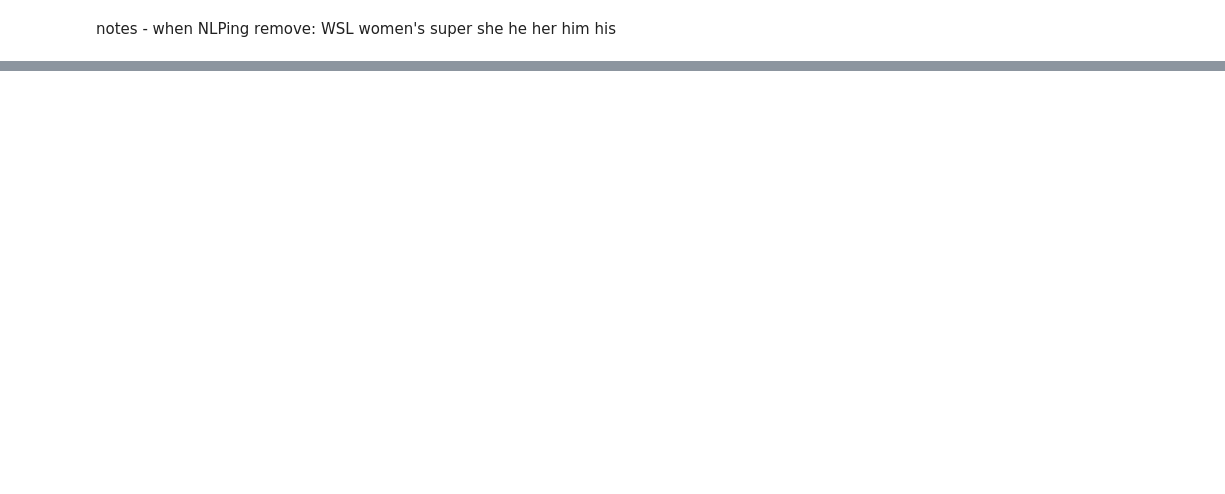
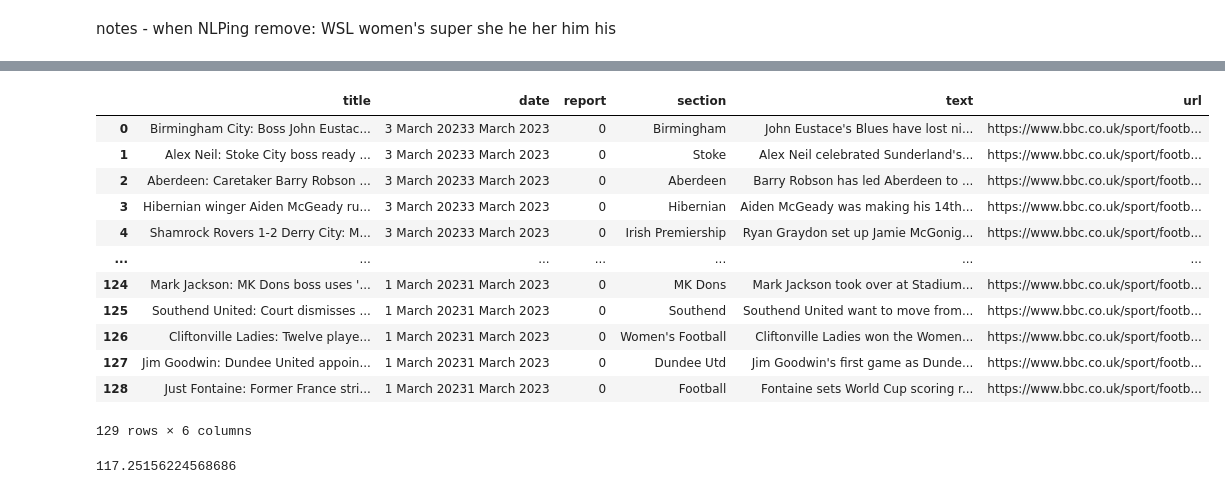
Before and after one commit to jyirrell/bbc_sport, a Jupyter notebook: bbcsport_scrape.ipynb, the cells around one changed output, grey strips where cells are left out. Cells and saved outputs as stored; diff of their text form; code cells hidden in the pictures; blank space fills up the shorter version.

```diff
--- a/bbcsport_scrape.ipynb
+++ b/bbcsport_scrape.ipynb
@@ -23,9 +25,3 @@ he
 her
 him
 his
-# %%
-url = 'https://www.bbc.co.uk/sport/football/64916616'
-url2 = 'https://www.bbc.co.uk/sport/football/64852077'
-# %%
-r = requests.get(url)
-soup = BeautifulSoup(r.text, 'html.parser')
@@ -110,14 +33,18 @@ section = []
 text = []
 urls = []
 
-for i in range(1000, 5000):
-    num = 64852076 - i
+start = time.time()
+for i in range(2000):
+    page_start = time.time()
+    num = 64807750 - i
     url = f'https://www.bbc.co.uk/sport/football/{num}'
     r = requests.get(url)
     soup = BeautifulSoup(r.text, 'html.parser')
     try:
         if type(soup.find('h1').text) == str:
             if soup.find('h1').text == '\n     Sorry, this service is temporarily unavailable\n        ':
+                pass
+            elif soup.find('h1').text == '\n     Sorry, this page is temporarily unavailable\n        ':
                 pass
             else:
                 title.append(soup.find('h1').text)
@@ -128,14 +55,18 @@ for i in range(1000, 5000):
                     report.append(0)
                 section.append(soup.find(class_ = "story-info").text.split("section",1)[1].split("comments",1)[0])
                 text.append(soup.find(class_="qa-story-body").text.split("Player of the match",1)[0].split("Line-upsMatch Stats", 1)[0])
-                date.append(datetime.strptime(soup3.find("time").text, '%a %d %b %Y').date())
+                date.append(soup.find("time").text)
                 urls.append(url)
     except AttributeError:
         pass
-
+    page_end = time.time()
+    page_time = page_end - page_start
+    print(f"{i}, {num}, {page_time}")
 data = {"title" : title,
         "date": date,
         'report' : report,
         'section' : section,
         'text': text,
          'url' : urls}
+finish = time.time()
+run_time = finish - start
@@ -141,0 +105,22 @@ data = {"title" : title,
+# %%
+df1 = pd.DataFrame(data)
+df = pd.concat([df,df1], ignore_index = True)
+df
+# %% [output]
+|  | title | date | report | section | text | url |
+| 0 | Birmingham City: Boss John Eustac... | 3 March 20233 March 2023 | 0 | Birmingham | John Eustace's Blues have lost ni... | https://www.bbc.co.uk/sport/footb... |
+| 1 | Alex Neil: Stoke City boss ready ... | 3 March 20233 March 2023 | 0 | Stoke | Alex Neil celebrated Sunderland's... | https://www.bbc.co.uk/sport/footb... |
+| 2 | Aberdeen: Caretaker Barry Robson ... | 3 March 20233 March 2023 | 0 | Aberdeen | Barry Robson has led Aberdeen to ... | https://www.bbc.co.uk/sport/footb... |
+| 3 | Hibernian winger Aiden McGeady ru... | 3 March 20233 March 2023 | 0 | Hibernian | Aiden McGeady was making his 14th... | https://www.bbc.co.uk/sport/footb... |
+| 4 | Shamrock Rovers 1-2 Derry City: M... | 3 March 20233 March 2023 | 0 | Irish Premiership | Ryan Graydon set up Jamie McGonig... | https://www.bbc.co.uk/sport/footb... |
+| ... | ... | ... | ... | ... | ... | ... |
+| 124 | Mark Jackson: MK Dons boss uses '... | 1 March 20231 March 2023 | 0 | MK Dons | Mark Jackson took over at Stadium... | https://www.bbc.co.uk/sport/footb... |
+| 125 | Southend United: Court dismisses ... | 1 March 20231 March 2023 | 0 | Southend | Southend United want to move from... | https://www.bbc.co.uk/sport/footb... |
+| 126 | Cliftonville Ladies: Twelve playe... | 1 March 20231 March 2023 | 0 | Women's Football | Cliftonville Ladies won the Women... | https://www.bbc.co.uk/sport/footb... |
+| 127 | Jim Goodwin: Dundee United appoin... | 1 March 20231 March 2023 | 0 | Dundee Utd | Jim Goodwin's first game as Dunde... | https://www.bbc.co.uk/sport/footb... |
+| 128 | Just Fontaine: Former France stri... | 1 March 20231 March 2023 | 0 | Football | Fontaine sets World Cup scoring r... | https://www.bbc.co.uk/sport/footb... |
+129 rows × 6 columns
+# %%
+run_time/60
+# %% [output]
+117.25156224568686
```
Also changed, not shown: parts of 27 cells of this notebook.
